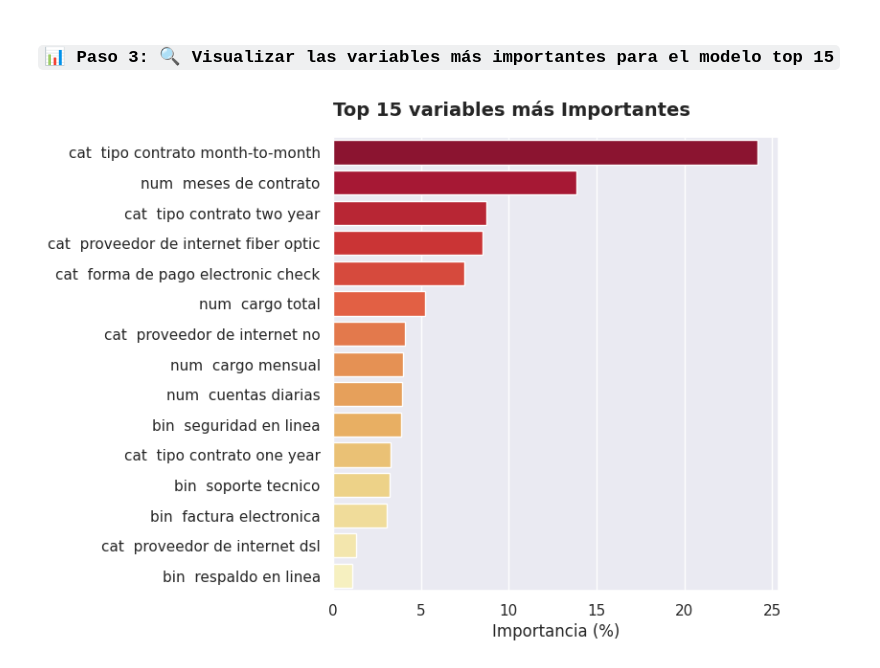
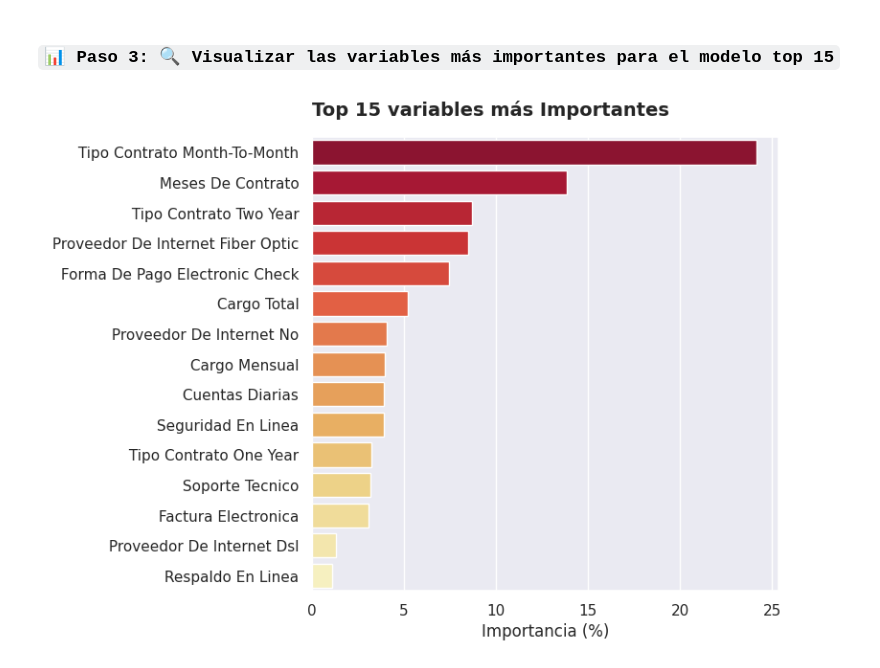
Before and after one commit to WLozanoH/TelecomX-Churn-Prediction-ML, a Jupyter notebook: churn_prediction_ML.ipynb, the cells around one changed output. Saved outputs shown, nothing was run; the diff lists cells and outputs as text; code cells hidden in the pictures.

```diff
--- a/churn_prediction_ML.ipynb
+++ b/churn_prediction_ML.ipynb
@@ -868,19 +868,22 @@ resultados.round(3)
 # %%
 # crear un df visual con nombres estéticos
 feature_importances_visual = feature_importances_df.copy()
-feature_importances_visual['feature'] = feature_importances_visual['feature'].str.replace('_', ' ', regex=False)
+feature_importances_visual['feature'] = feature_importances_visual['feature'].str.replace('_', ' ', regex=False)\
+                                    .str.replace('cat ', '')\
+                                    .str.replace('num ', '')\
+                                    .str.replace('bin ', '').str.title()
 
-# Graficar
+# Grafica
 sns.set()
 plt.figure(figsize=(8,6))
 plt.subplots_adjust(wspace=0.3)
 sns.barplot(data=feature_importances_visual.head(15),
             x='importance', y='feature', palette='YlOrRd_r')
 plt.title('Top 15 variables más Importantes', fontsize=14,
           fontweight='bold', loc='left', y=1.03)
 plt.xlabel('Importancia (%)')
 plt.ylabel('')
 plt.tight_layout()
 plt.show()
 # %% [output]
-[figure, old version]
+[figure, new version]
```
